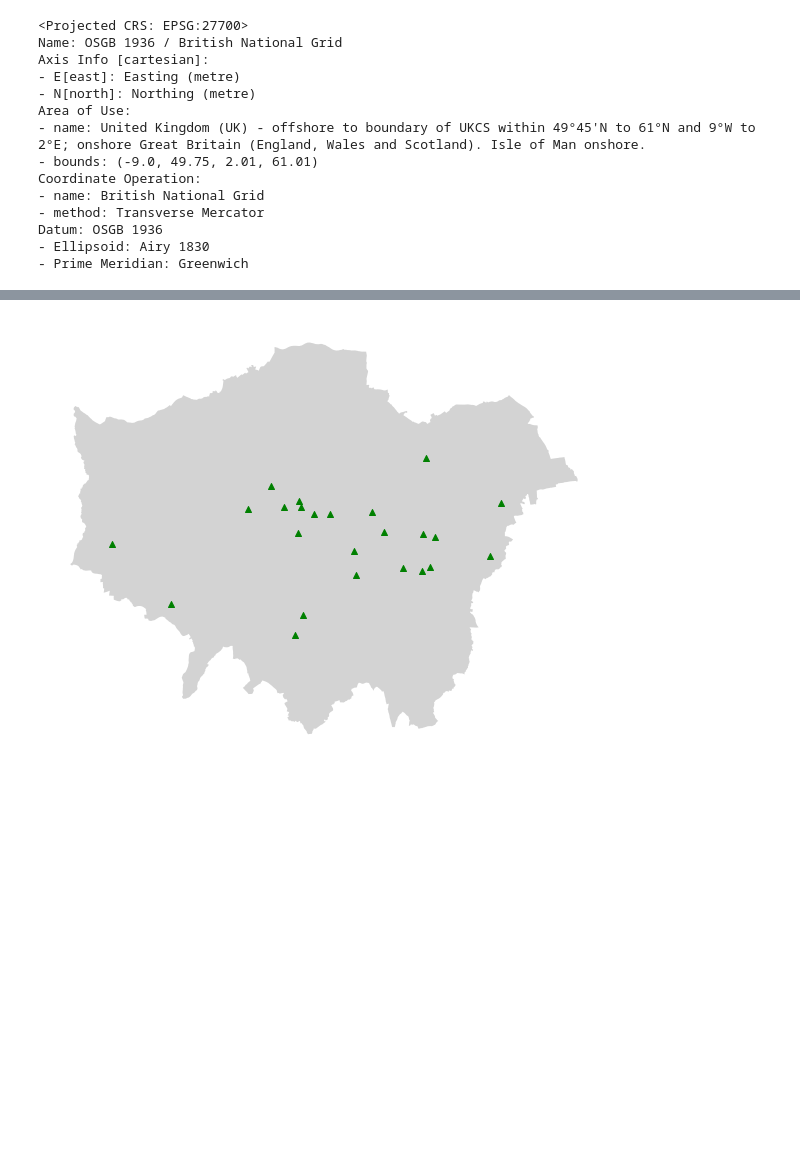
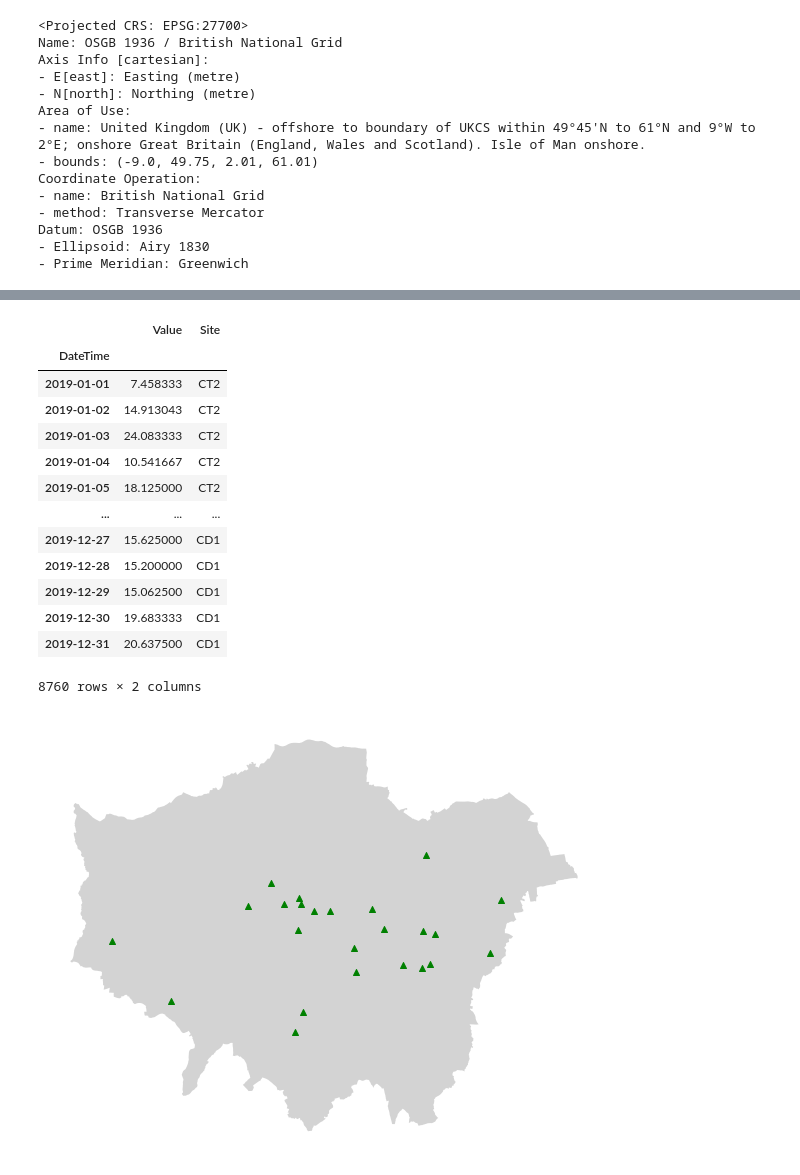
Before and after one commit to yulun-cd/IGS, a Jupyter notebook: AQMS.ipynb, the cells around one changed output, grey strips where cells are left out. Drawn from its saved outputs; the diff is of its cells as text; code cells hidden in the pictures; blank space fills up the shorter version.

Commit message:
update to daily mean

```diff
--- a/AQMS.ipynb
+++ b/AQMS.ipynb
@@ -227,0 +233,24 @@ AQMS_gdf.to_file('data/AQMS_loc.shp')
+# %%
+clean_df['DateTime']=pd.to_datetime(clean_df['ReadingDateTime'])
+# %%
+dm_PM=pd.DataFrame()
+for site in valid_AQMS:
+    temp=clean_df[clean_df['Site']==site].groupby(pd.Grouper(key='DateTime',freq='D')).mean()
+    temp['Site']=site
+    dm_PM=dm_PM.append(temp)
+dm_PM
+# %% [output]
+|  | Value | Site |
+| DateTime |  |  |
+| 2019-01-01 | 7.458333 | CT2 |
+| 2019-01-02 | 14.913043 | CT2 |
+| 2019-01-03 | 24.083333 | CT2 |
+| 2019-01-04 | 10.541667 | CT2 |
+| 2019-01-05 | 18.125000 | CT2 |
+| ... | ... | ... |
+| 2019-12-27 | 15.625000 | CD1 |
+| 2019-12-28 | 15.200000 | CD1 |
+| 2019-12-29 | 15.062500 | CD1 |
+| 2019-12-30 | 19.683333 | CD1 |
+| 2019-12-31 | 20.637500 | CD1 |
+8760 rows × 2 columns
```
Also changed, not shown: parts of 4 cells of this notebook, 1 other file.
